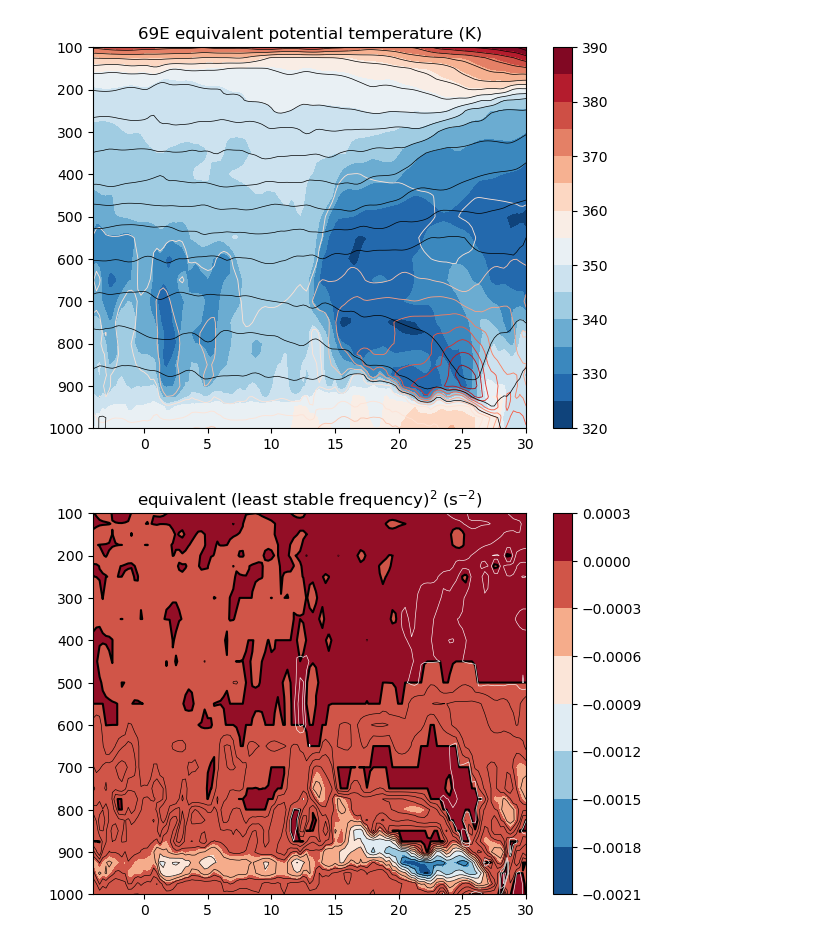
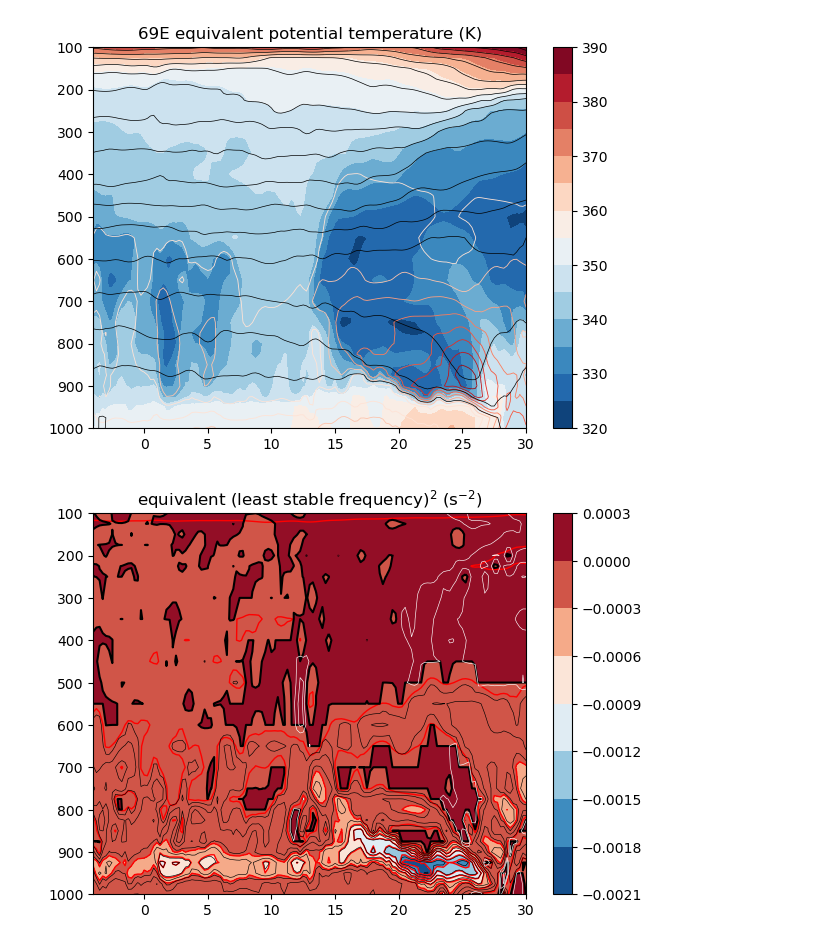
Before and after one commit to deszoeke/ASTRAL-era5, a Jupyter notebook: src/plot_69e.ipynb, the cells around one changed output. Saved outputs shown, nothing was run; the diff lists cells and outputs as text; code cells hidden in the pictures.

```diff
--- a/src/plot_69e.ipynb
+++ b/src/plot_69e.ipynb
@@ -413,25 +415,27 @@ gcf()
 # %%
 Nequiv² = @. -grav^2 / (Rd*ds[:t][1,:,:,:]) * dlnθedlnp # s-2
 
 # Ertel equivalent potential vorticity
 qe = @. F²*Nequiv² - S²*S²
 
 # (meridional) symmetric oscillation frequency
 σe_min² = @. ( Nequiv² + F² - sqrt((Nequiv² + F²)^2 - 4*qe) )/2 # s^-1, +imaginary part indicates unstable growth
 σe_unst = @. sqrt( Complex(σe_min²) ) # frequency of least stable symmetric mode
 
 clf()
 contourf(ds[:latitude][:], ds[:level][:], pd(σe_min²[:,:,it]),
-    cmap=ColorMap("RdBu_r"))
+    cmap=ColorMap("RdBu_r"), levels=-21e-4:3e-4:3e-4)
 colorbar()
+contour(ds[:latitude][:], ds[:level][:], pd(Nequiv²[:,:,it]),
+    colors="r", linestyles="-", linewidths=1, levels=-21e-4:3e-4:3e-4)
 contour(ds[:latitude][:], ds[:level][:], pd(σe_min²[:,:,it]),
     colors="k", levels=(0,))
 contour(ds[:latitude][:], ds[:level][:], pd(imag.(σe_unst[:,:,it])),
     colors="k", linewidths=0.45, levels=0.5e-2:0.5e-2:5e-2)
 contour(ds[:latitude][:], ds[:level][:], pd(real.(σe_unst[:,:,it])),
     colors="w", linewidths=0.45, levels=0.5e-4:0.25e-4:3e-4)
 ylim([1000, 100])
 title(L"equivalent (least stable frequency)$^2$ (s$^{-2}$)")
 gcf()
 # %% [output]
-[figure, old version]
+[figure, new version]
```
Also changed, not shown: parts of 1 cell of this notebook.
